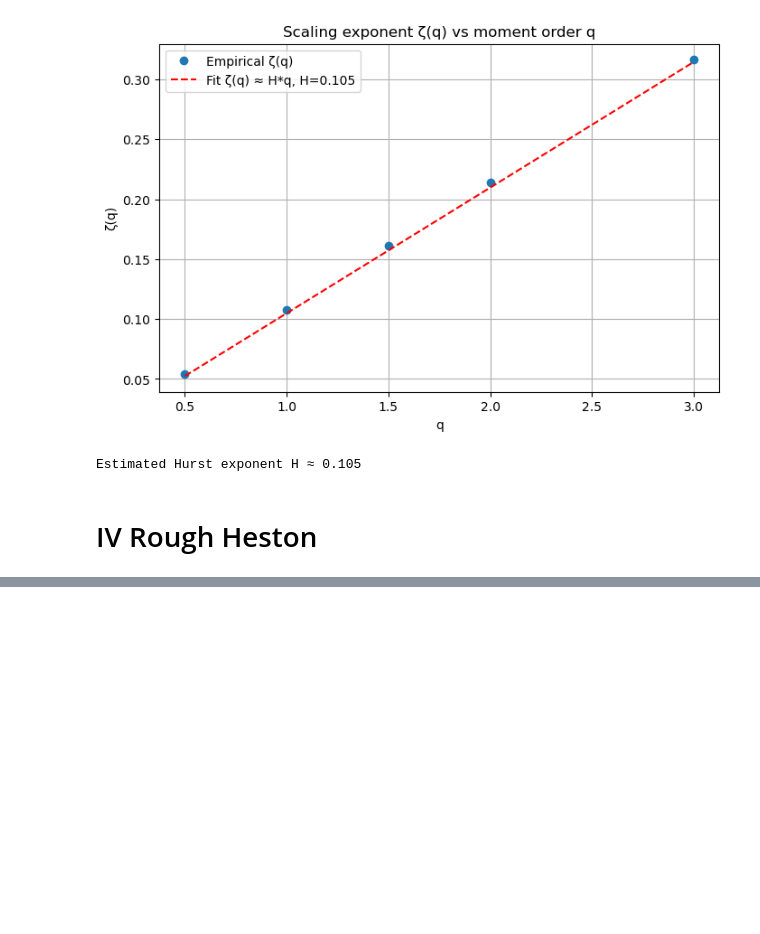
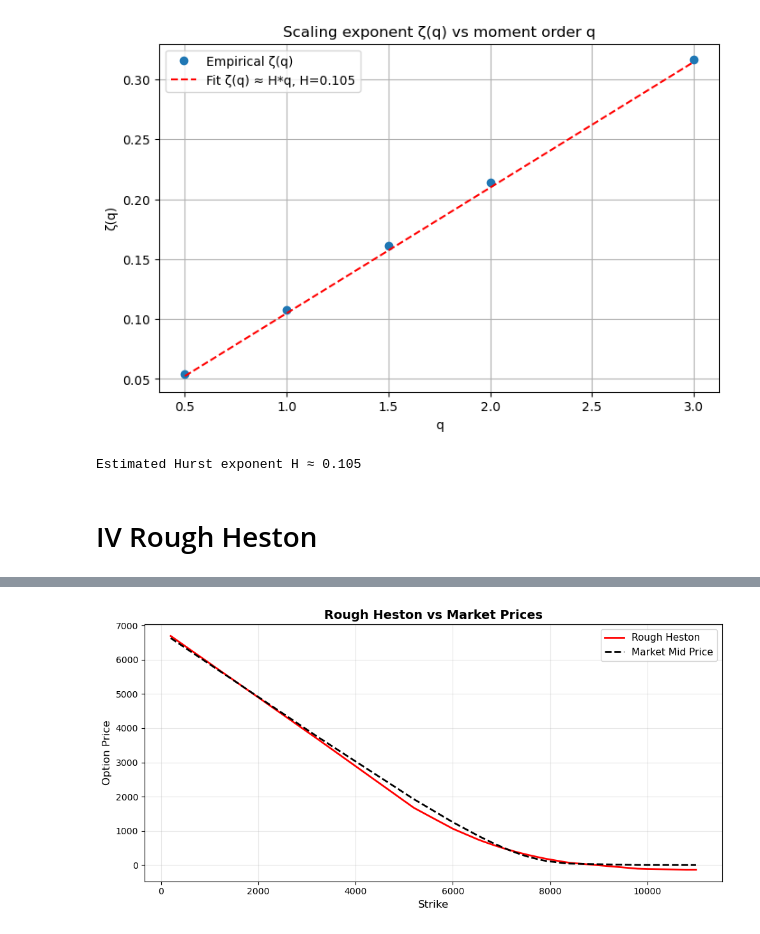
Before and after one commit to MassilGG/Rough-Volatility, a Jupyter notebook: Notebook.ipynb, the cells around one changed output, grey strips where cells are left out. Saved outputs shown, nothing was run; the diff lists cells and outputs as text; code cells hidden in the pictures; blank space fills up the shorter version.

```diff
--- a/Notebook.ipynb
+++ b/Notebook.ipynb
@@ -927,0 +1044,18 @@ plt.show()
+# %%
+fig, ax = plt.subplots(figsize=(10, 5))
+
+ax.plot(df_test['STRIKE'], df_test['rPRICE'],
+        color='red', linewidth=2, label='Rough Heston')
+ax.plot(df_test['STRIKE'], df_test['MID'],
+        color='black', linewidth=2, label='Market Mid Price', linestyle='--')
+
+ax.set_title('Rough Heston vs Market Prices', fontsize=14, fontweight='bold')
+ax.set_xlabel('Strike', fontsize=12)
+ax.set_ylabel('Option Price', fontsize=12)
+ax.legend(fontsize=11)
+ax.grid(True, alpha=0.3)
+
+plt.tight_layout()
+plt.show()
+# %% [output]
+[figure, added]
```
Also changed, not shown: parts of 43 cells of this notebook.
